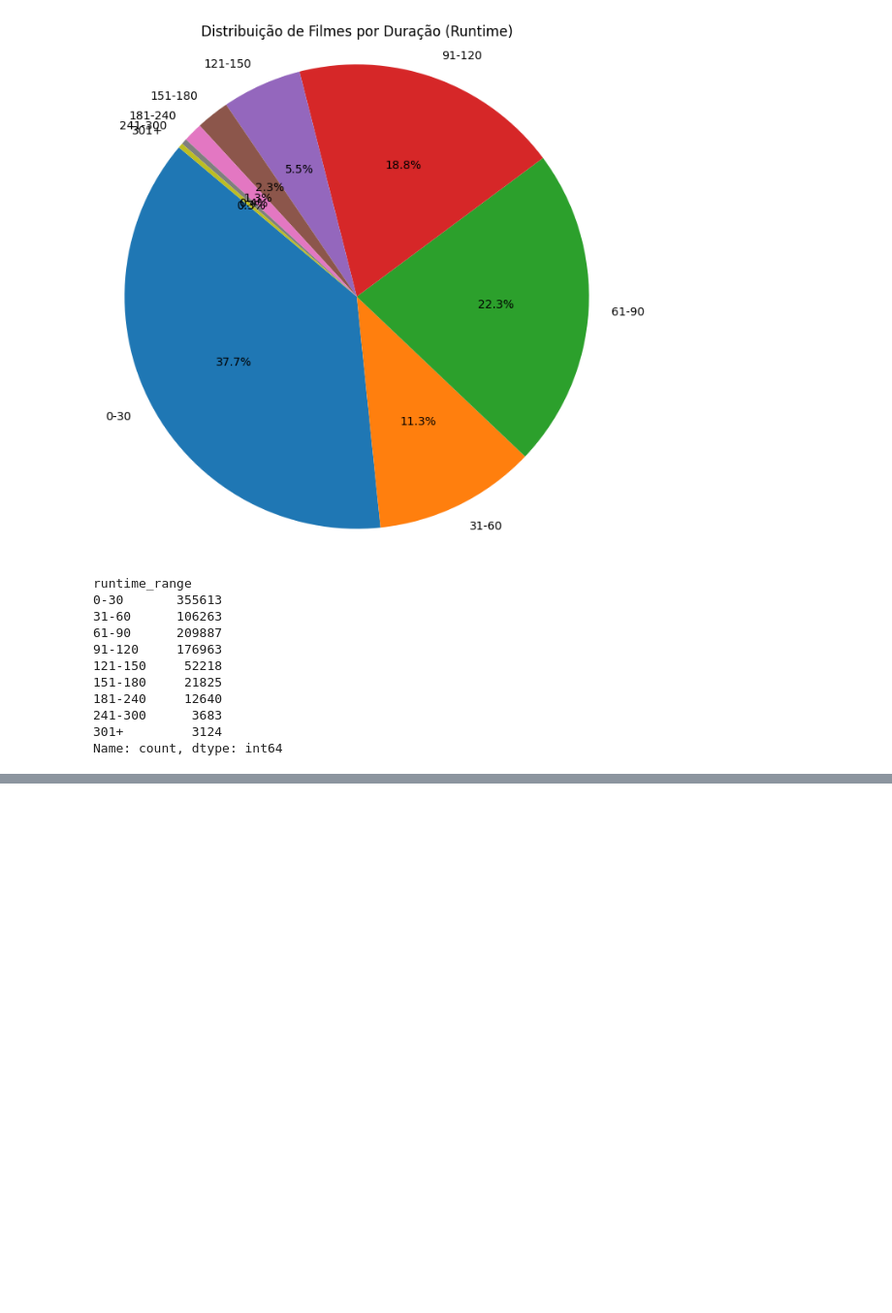
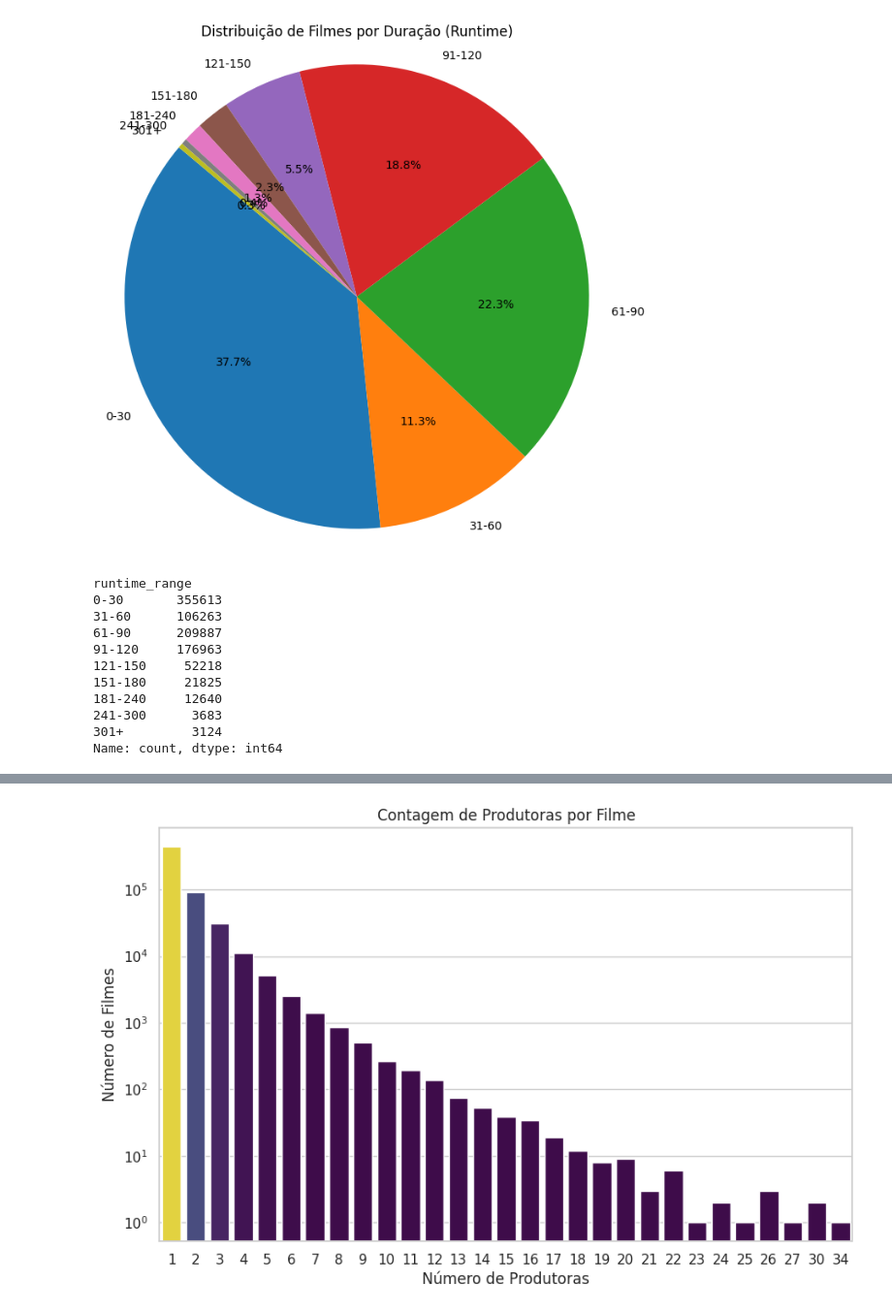
Before and after one commit to kauaneiras/Grupo-8-SBD2, a Jupyter notebook: Data Layer/raw/analytcs.ipynb, the cells around one changed output, grey strips where cells are left out. Shown at 97% size. Cells and saved outputs as stored; diff of their text form; code cells hidden in the pictures; blank space fills up the shorter version.

```diff
--- a/Data Layer/raw/analytcs.ipynb
+++ b/Data Layer/raw/analytcs.ipynb
@@ -161,0 +174,34 @@ Name: count, dtype: int64
+# %%
+# Análise das Produtoras com Mais Filmes Produzidos
+
+# Recarrega o df
+df = pd.read_csv('dados_brutos.csv', encoding='utf-8')
+
+# Contagem de produtoras por filme
+from collections import Counter
+produtora_counter = Counter()
+
+for produtoras in df['production_companies'].dropna():
+    # Contar quantidade de produtoras no filme
+    produtoras_list = produtoras.split(',')
+    produtoras_count = len(produtoras_list)
+    produtora_counter[produtoras_count] += 1
+
+# Importa o seaborn para visualização
+import seaborn as sns
+
+# Converte o Counter para DataFrame para facilitar a plotagem
+produtora_df = pd.DataFrame.from_dict(produtora_counter, orient='index', columns=['Número de Filmes'])
+produtora_df.index.name = 'Número de Produtoras'
+produtora_df = produtora_df.sort_index()
+
+# Plotagem
+plt.figure(figsize=(10,6))
+ax = sns.barplot(x=produtora_df.index, y=produtora_df['Número de Filmes'], palette="viridis", hue=produtora_df['Número de Filmes'], legend=False)
+ax.set_yscale('log')  # Escala logarítmica para melhor visualização
+plt.title("Contagem de Produtoras por Filme")
+plt.xlabel("Número de Produtoras")
+plt.ylabel("Número de Filmes")
+plt.show()
+# %% [output]
+[figure, added]
```
Also changed, not shown: parts of 6 cells of this notebook.
